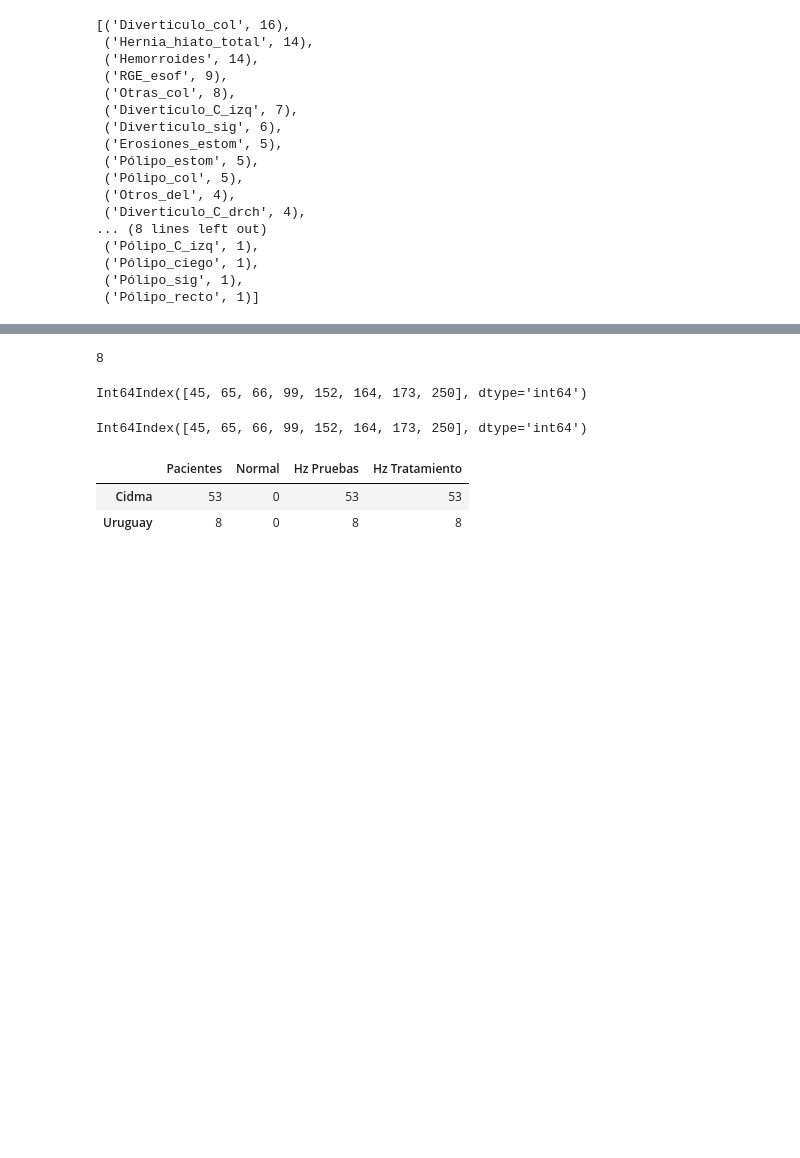
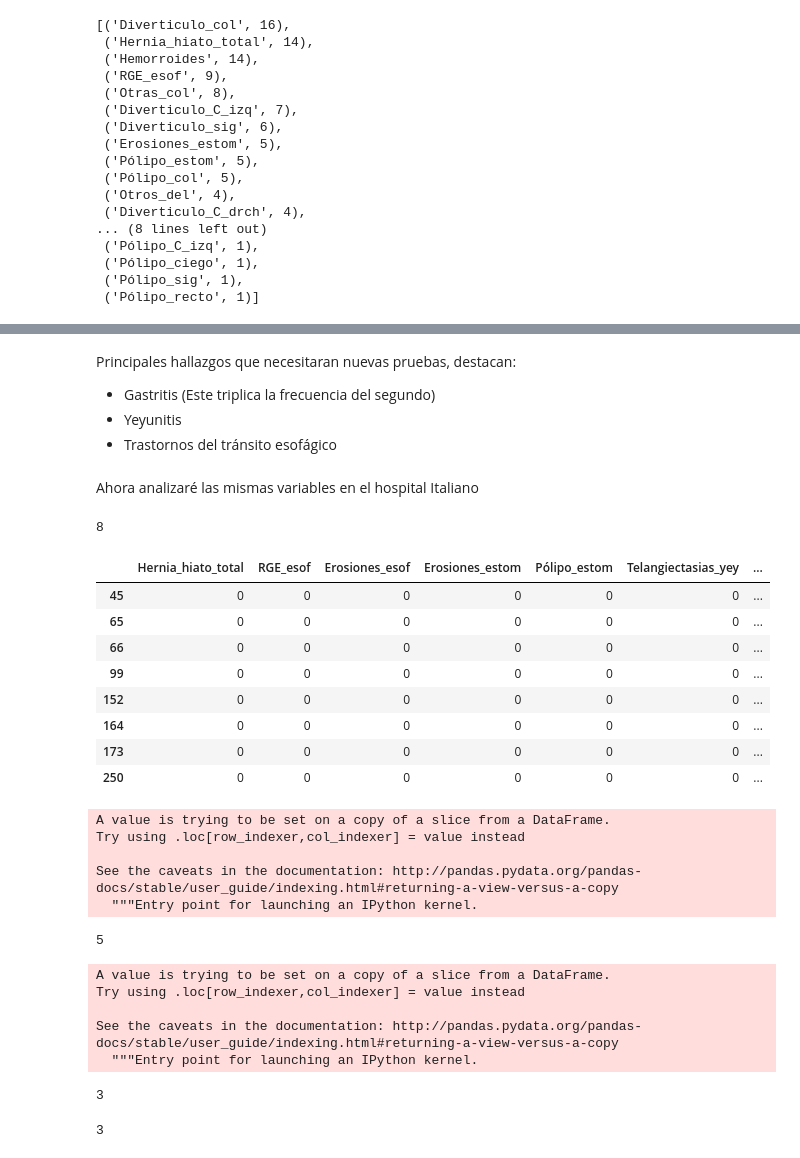
Before and after one commit to Hermenegildo12/Capsula_endoscopia, a Jupyter notebook: Capsula.ipynb, the cells around one changed output, grey strips where cells are left out. Cells and saved outputs as stored; diff of their text form; code cells hidden in the pictures; blank space fills up the shorter version.

Commit message:
004 Primera pregunta

```diff
--- a/Capsula.ipynb
+++ b/Capsula.ipynb
@@ -256,3 +306,10 @@ sorted(hz_Tta_frec.items(), key=operator.itemgetter(1),reverse=True)
+# %% [markdown]
+Principales hallazgos que necesitaran nuevas pruebas, destacan:
+- Gastritis (Este triplica la frecuencia del segundo)
+- Yeyunitis
+- Trastornos del tránsito esofágico
+# %% [markdown]
+Ahora analizaré las mismas variables en el hospital Italiano
 # %%
 uruguay_dolor = datos[(datos['Médico']==1) &
                 (datos['Dolor_abd']==1)]
@@ -261,18 +319,47 @@ len(uruguay_dolor["Médico"]) #Número de pacientes con dolor abdominal en el ho
 # %% [output]
 8
+# %%
+uruguay_dolor[hz_Tta].iloc[:,:20]
+# %% [output]
+|  | Hernia_hiato_total | RGE_esof | Erosiones_esof | Erosiones_estom | Pólipo_estom | Telangiectasias_yey | ... |
+| 45 | 0 | 0 | 0 | 0 | 0 | 0 | ... |
+| 65 | 0 | 0 | 0 | 0 | 0 | 0 | ... |
+| 66 | 0 | 0 | 0 | 0 | 0 | 0 | ... |
+| 99 | 0 | 0 | 0 | 0 | 0 | 0 | ... |
+| 152 | 0 | 0 | 0 | 0 | 0 | 0 | ... |
+| 164 | 0 | 0 | 0 | 0 | 0 | 0 | ... |
+| 173 | 0 | 0 | 0 | 0 | 0 | 0 | ... |
+| 250 | 0 | 0 | 0 | 0 | 0 | 0 | ... |
 # %%
-uruguay_dolor[uruguay_dolor[hz_Tta]==1].index
+uruguay_dolor["Hz_Tta"] = uruguay_dolor[hz_Tta].sum(axis=1)
 # %% [output]
-Int64Index([45, 65, 66, 99, 152, 164, 173, 250], dtype='int64')
+A value is trying to be set on a copy of a slice from a DataFrame.
+Try using .loc[row_indexer,col_indexer] = value instead
+
+See the caveats in the documentation: http://pandas.pydata.org/pandas-docs/stable/user_guide/indexing.html#returning-a-view-versus-a-copy
+  """Entry point for launching an IPython kernel.
+# %%
+#Número de pacientes con hallazgos para futuras terapías
+len(uruguay_dolor[uruguay_dolor["Hz_Tta"]>=1])
+# %% [output]
+5
 # %%
-uruguay_dolor[uruguay_dolor[hz_prueba]==1].index
+uruguay_dolor["Hz_Prueba"] = uruguay_dolor[hz_prueba].sum(axis=1)
 # %% [output]
-Int64Index([45, 65, 66, 99, 152, 164, 173, 250], dtype='int64')
+A value is trying to be set on a copy of a slice from a DataFrame.
+Try using .loc[row_indexer,col_indexer] = value instead
+
+See the caveats in the documentation: http://pandas.pydata.org/pandas-docs/stable/user_guide/indexing.html#returning-a-view-versus-a-copy
+  """Entry point for launching an IPython kernel.
-# %%
-pregunta_1=pd.DataFrame({"Pacientes":[53,8],"Normal":[6,0],
-                       "Hz Pruebas":[33,],"Hz Tratamiento":[39,],"No evaluable":[11,]},index=["Cidma","Uruguay"])
-pregunta_1
-# %% [output]
-|  | Pacientes | Normal | Hz Pruebas | Hz Tratamiento |
-| Cidma | 53 | 0 | 53 | 53 |
-| Uruguay | 8 | 0 | 8 | 8 |
+# %%
+#Número de pacientes con hallazgos para estudios complementarios
+len(uruguay_dolor[uruguay_dolor["Hz_Prueba"]>=1])
+# %% [output]
+3
+# %%
+#Número de pacientes con hallazgos compatibles con la normalidad
+pct_normal_uru=uruguay_dolor[(uruguay_dolor["Hz_Tta"]==0)&
+(uruguay_dolor["Hz_Prueba"]==0)]
+len(pct_normal_uru)
+# %% [output]
+3
```
Also changed, not shown: parts of 27 cells of this notebook.
